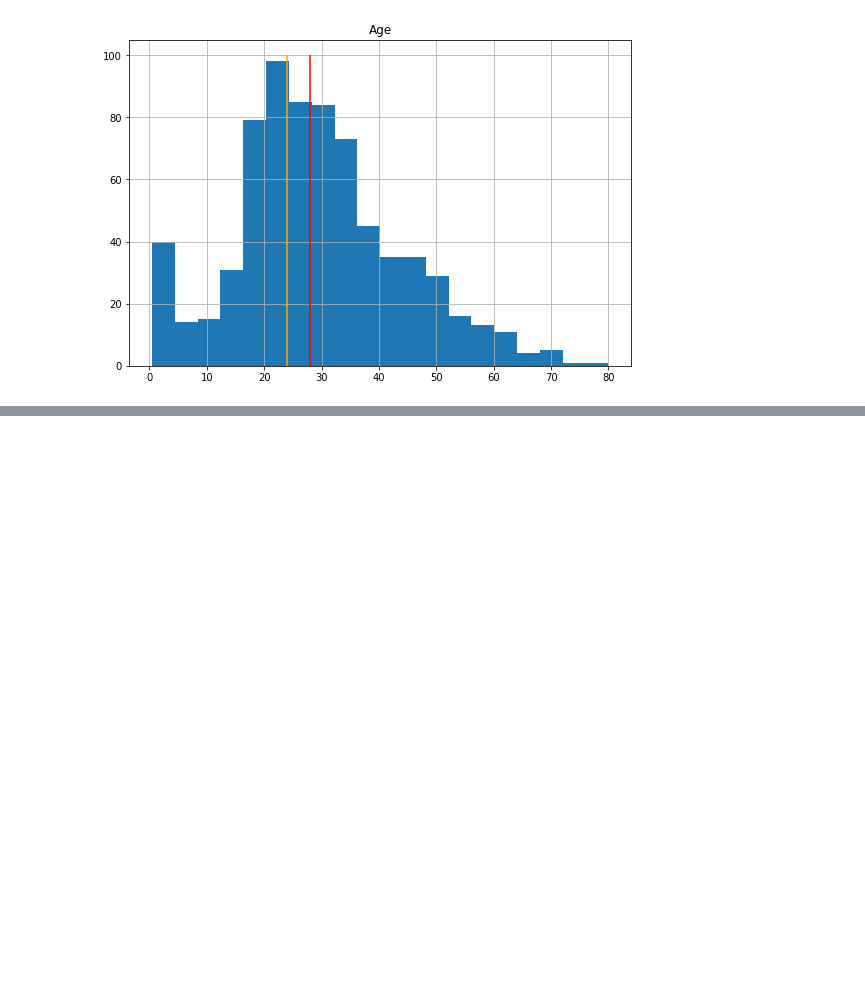
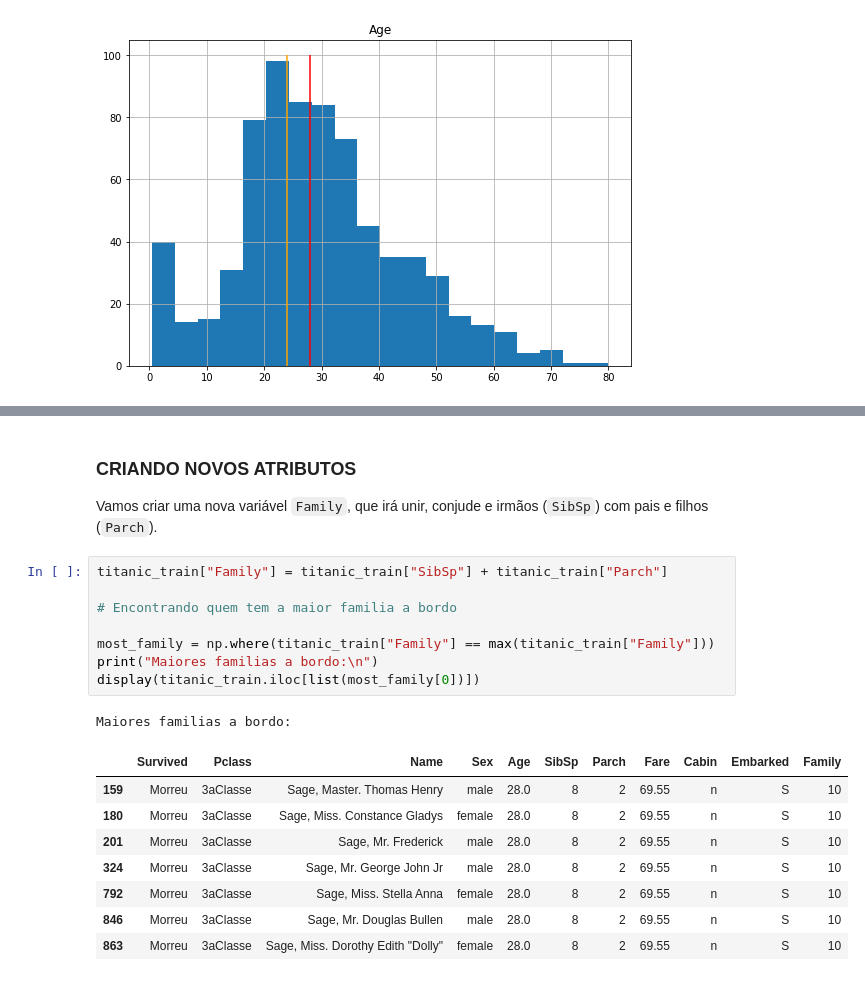
Before and after one commit to caiobellezi/estudos, a Jupyter notebook: Estudos_Transformacao_de_dados.ipynb, the cells around one changed output, grey strips where cells are left out. Saved outputs shown, nothing was run; the diff lists cells and outputs as text; blank space fills up the shorter version.

````diff
--- a/Estudos_Transformacao_de_dados.ipynb
+++ b/Estudos_Transformacao_de_dados.ipynb
@@ -252,0 +299,22 @@ np.median([el for el in titanic_train["Age"] if (np.isnan(el) == False)])
+# %% [markdown]
+### CRIANDO NOVOS ATRIBUTOS
+
+Vamos criar uma nova variável ```Family```, que irá unir, conjude e irmãos (```SibSp```) com pais e filhos (```Parch```).
+# %%
+titanic_train["Family"] = titanic_train["SibSp"] + titanic_train["Parch"]
+
+# Encontrando quem tem a maior familia a bordo
+
+most_family = np.where(titanic_train["Family"] == max(titanic_train["Family"]))
+print("Maiores familias a bordo:\n")
+display(titanic_train.iloc[list(most_family[0])])
+# %% [output]
+Maiores familias a bordo:
+|  | Survived | Pclass | Name | Sex | Age | SibSp | Parch | Fare | Cabin | Embarked | Family |
+| 159 | Morreu | 3aClasse | Sage, Master. Thomas Henry | male | 28.0 | 8 | 2 | 69.55 | n | S | 10 |
+| 180 | Morreu | 3aClasse | Sage, Miss. Constance Gladys | female | 28.0 | 8 | 2 | 69.55 | n | S | 10 |
+| 201 | Morreu | 3aClasse | Sage, Mr. Frederick | male | 28.0 | 8 | 2 | 69.55 | n | S | 10 |
+| 324 | Morreu | 3aClasse | Sage, Mr. George John Jr | male | 28.0 | 8 | 2 | 69.55 | n | S | 10 |
+| 792 | Morreu | 3aClasse | Sage, Miss. Stella Anna | female | 28.0 | 8 | 2 | 69.55 | n | S | 10 |
+| 846 | Morreu | 3aClasse | Sage, Mr. Douglas Bullen | male | 28.0 | 8 | 2 | 69.55 | n | S | 10 |
+| 863 | Morreu | 3aClasse | Sage, Miss. Dorothy Edith "Dolly" | female | 28.0 | 8 | 2 | 69.55 | n | S | 10 |
````
Also changed, not shown: parts of 8 cells of this notebook.
